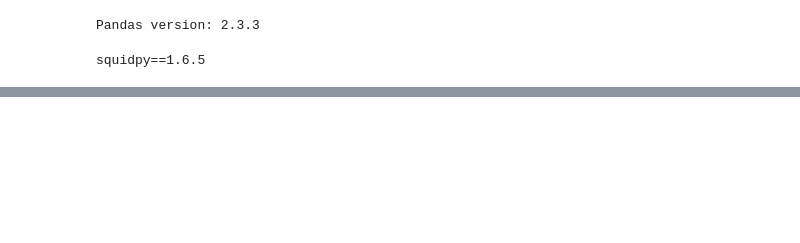
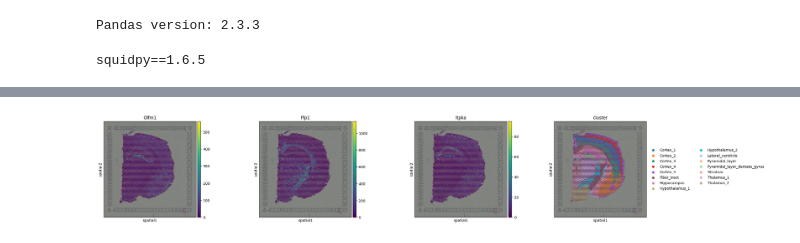
Before and after one commit to mmetalab/spatial_transcriptomics_marker_mapper, a Jupyter notebook: Code/spatial_data_explore.ipynb, the cells around one changed output, grey strips where cells are left out. Cells and saved outputs as stored; diff of their text form; code cells hidden in the pictures; blank space fills up the shorter version.

```diff
--- a/Code/spatial_data_explore.ipynb
+++ b/Code/spatial_data_explore.ipynb
@@ -83,0 +145,4 @@ sq.pl.spatial_scatter(adata, color=["features_cluster", "cluster"])
+# %%
+sq.pl.spatial_scatter(adata, color=["Olfm1", "Plp1", "Itpka", "cluster"])
+# %% [output]
+[figure, added]
```
Also changed, not shown: parts of 7 cells of this notebook, 10 other files.
